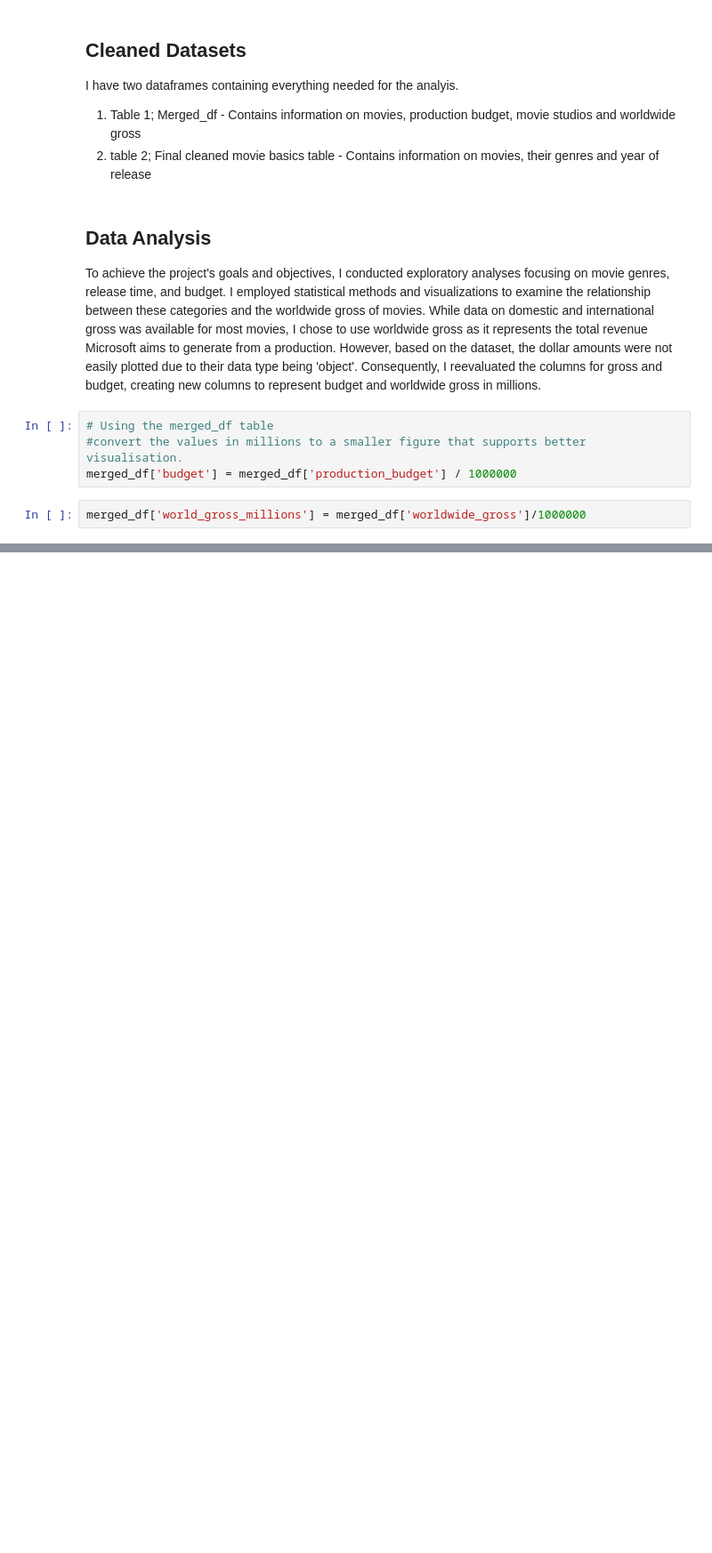
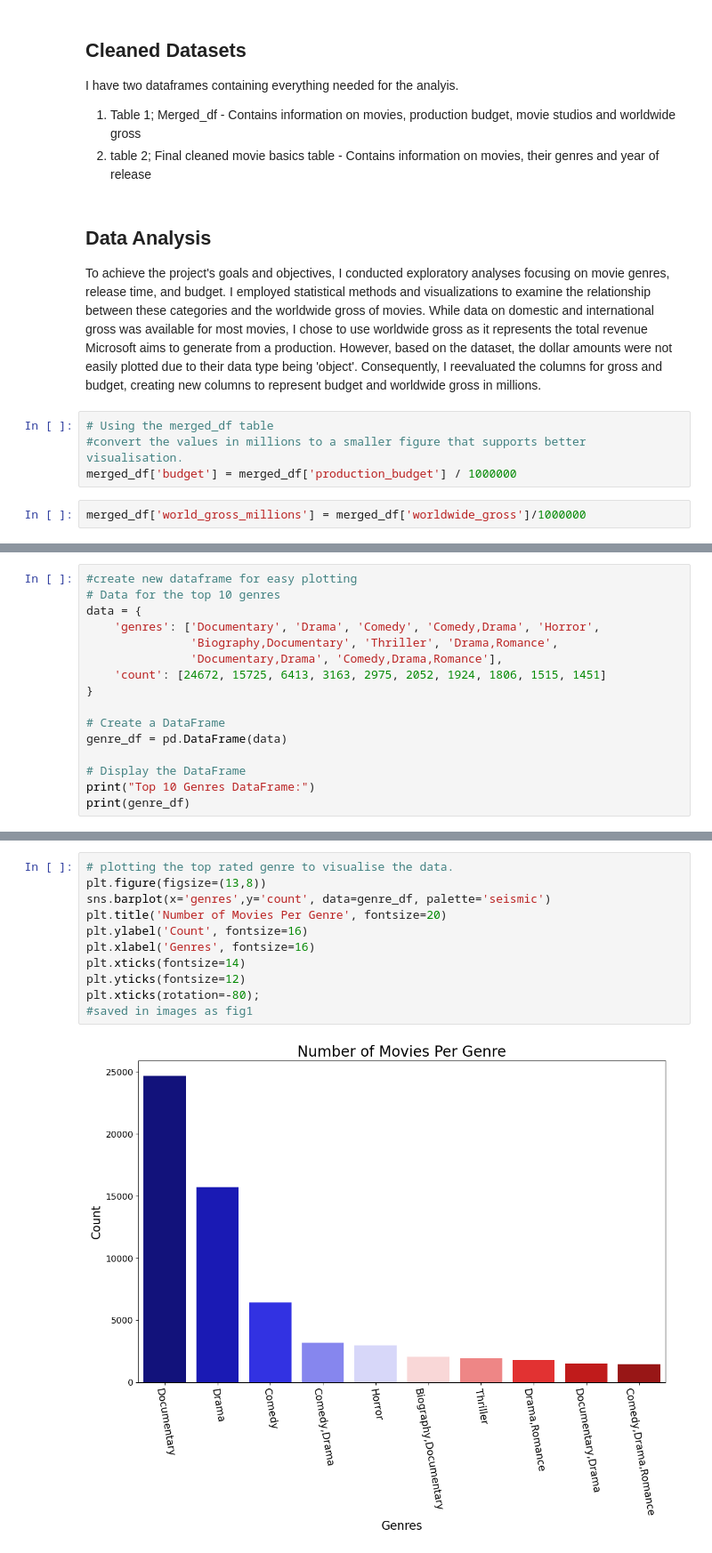
Before and after one commit to josephinemaro/dsc-phase-1-project-v2-4, a Jupyter notebook: student.ipynb, the cells around one changed output, grey strips where cells are left out. Shown: that part at 89% size. Saved outputs shown, nothing was run; the diff lists cells and outputs as text; blank space fills up the shorter version.

Commit message:
fourth commit. genre analysis, gross analysis and introducing profit column

```diff
--- a/student.ipynb
+++ b/student.ipynb
@@ -462,0 +486,16 @@ merged_df.describe()
+# %%
+#create new dataframe for easy plotting
+# Data for the top 10 genres
+data = {
+    'genres': ['Documentary', 'Drama', 'Comedy', 'Comedy,Drama', 'Horror',
+               'Biography,Documentary', 'Thriller', 'Drama,Romance',
+               'Documentary,Drama', 'Comedy,Drama,Romance'],
+    'count': [24672, 15725, 6413, 3163, 2975, 2052, 1924, 1806, 1515, 1451]
+}
+
+# Create a DataFrame
+genre_df = pd.DataFrame(data)
+
+# Display the DataFrame
+print("Top 10 Genres DataFrame:")
+print(genre_df)
@@ -462,0 +515,13 @@ merged_df.describe()
+# %%
+# plotting the top rated genre to visualise the data.
+plt.figure(figsize=(13,8))
+sns.barplot(x='genres',y='count', data=genre_df, palette='seismic')
+plt.title('Number of Movies Per Genre', fontsize=20)
+plt.ylabel('Count', fontsize=16)
+plt.xlabel('Genres', fontsize=16)
+plt.xticks(fontsize=14)
+plt.yticks(fontsize=12)
+plt.xticks(rotation=-80);
+#saved in images as fig1
+# %% [output]
+[figure, added]
```
Also changed, not shown: parts of 15 cells of this notebook.
